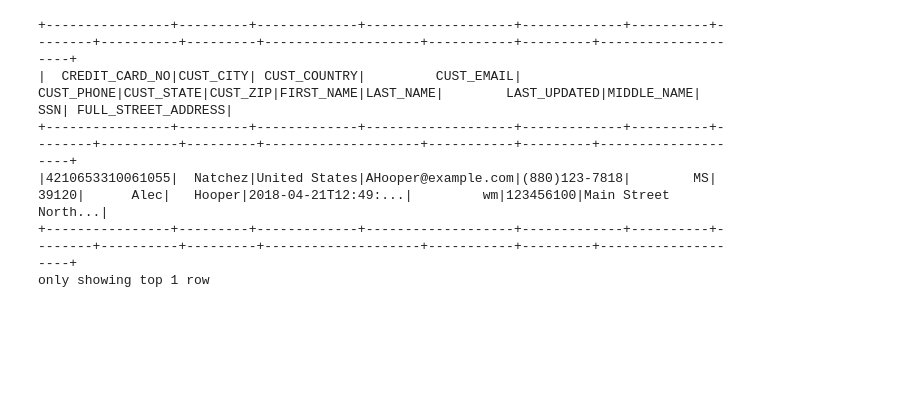
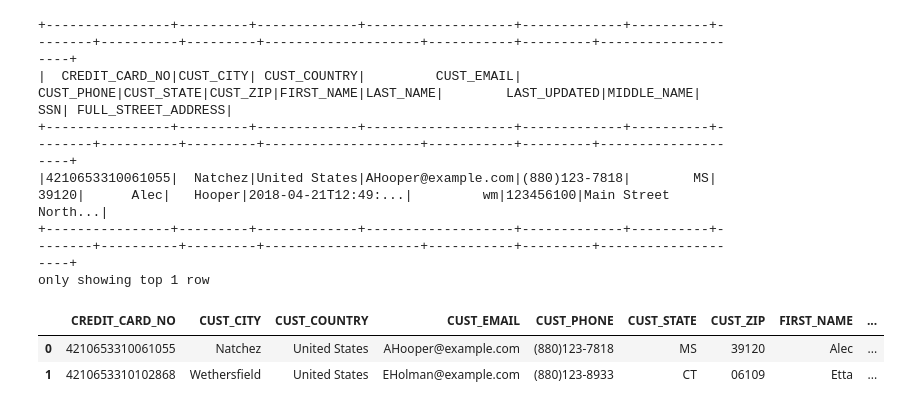
Before and after one commit to iMrsRoy/Banking-Data-Engineer-Capstone, a Jupyter notebook: cradit-card-viz.ipynb, the cells around one changed output. Drawn from its saved outputs; the diff is of its cells as text; code cells hidden in the pictures; blank space fills up the shorter version.

```diff
--- a/cradit-card-viz.ipynb
+++ b/cradit-card-viz.ipynb
@@ -98,2 +93,9 @@ customer_pd = spark.read.format("json") \
+# %%
+customer_pd = custviz.toPandas()
+customer_pd.head(2)
+# %% [output]
+|  | CREDIT_CARD_NO | CUST_CITY | CUST_COUNTRY | CUST_EMAIL | CUST_PHONE | CUST_STATE | CUST_ZIP | FIRST_NAME | ... |
+| 0 | 4210653310061055 | Natchez | United States | AHooper@example.com | (880)123-7818 | MS | 39120 | Alec | ... |
+| 1 | 4210653310102868 | Wethersfield | United States | EHolman@example.com | (880)123-8933 | CT | 06109 | Etta | ... |
 # %%
 # 3.2 Count the number of customers in each state
```
Also changed, not shown: parts of 3 cells of this notebook.
